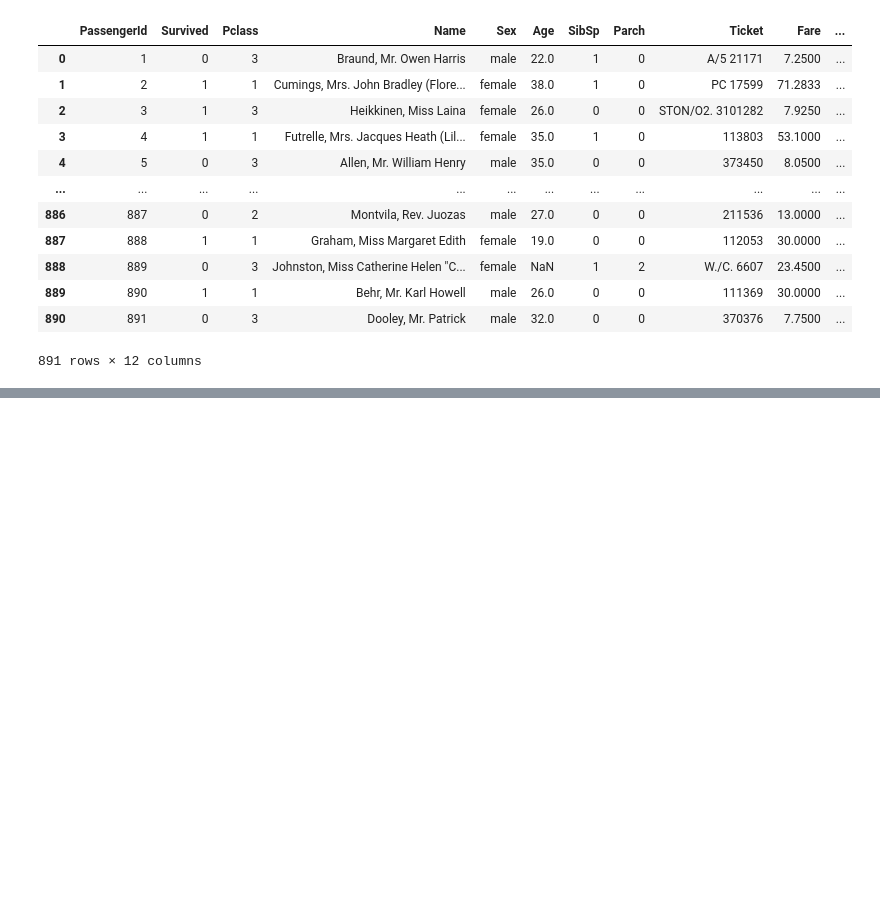
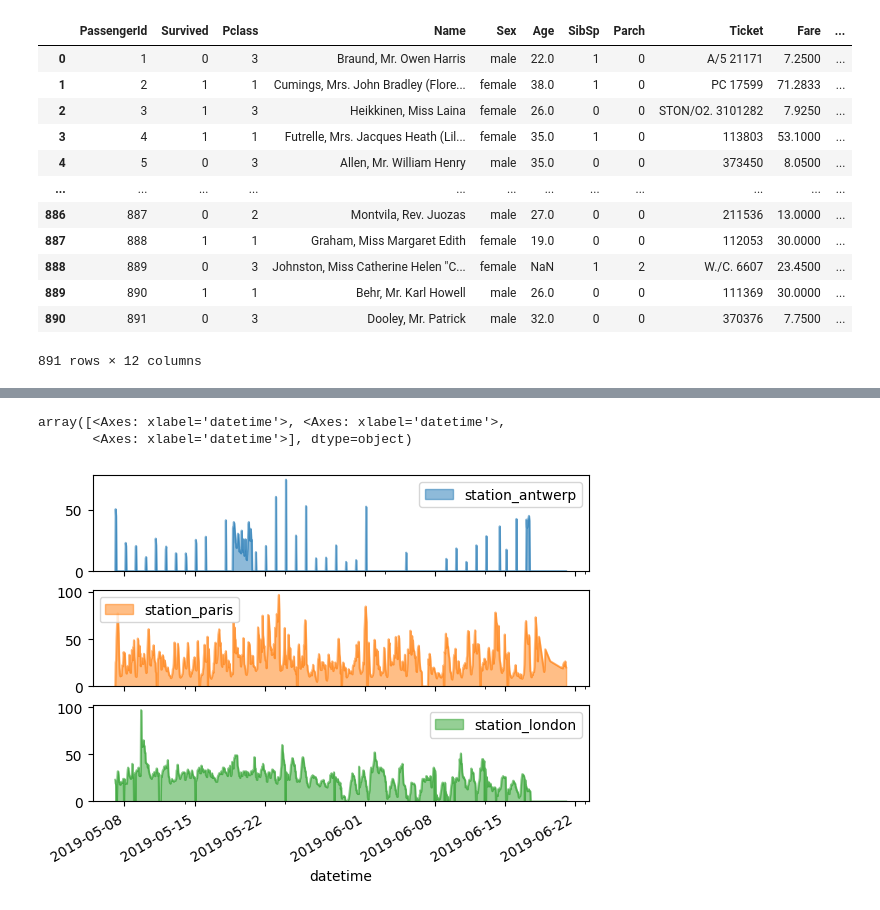
Before and after one commit to shreenandansonu/PYTHON_Learning, a Jupyter notebook: Pandas/titanic.ipynb, the cells around one changed output, grey strips where cells are left out. Cells and saved outputs as stored; diff of their text form; code cells hidden in the pictures; blank space fills up the shorter version.

```diff
--- a/Pandas/titanic.ipynb
+++ b/Pandas/titanic.ipynb
@@ -37,0 +196,6 @@ df
+# %%
+df.plot.area(stacked=False,subplots=True)
+# %% [output]
+array([<Axes: xlabel='datetime'>, <Axes: xlabel='datetime'>,
+       <Axes: xlabel='datetime'>], dtype=object)
+[figure, added]
```
Also changed, not shown: parts of 24 cells of this notebook, 4 other files.
